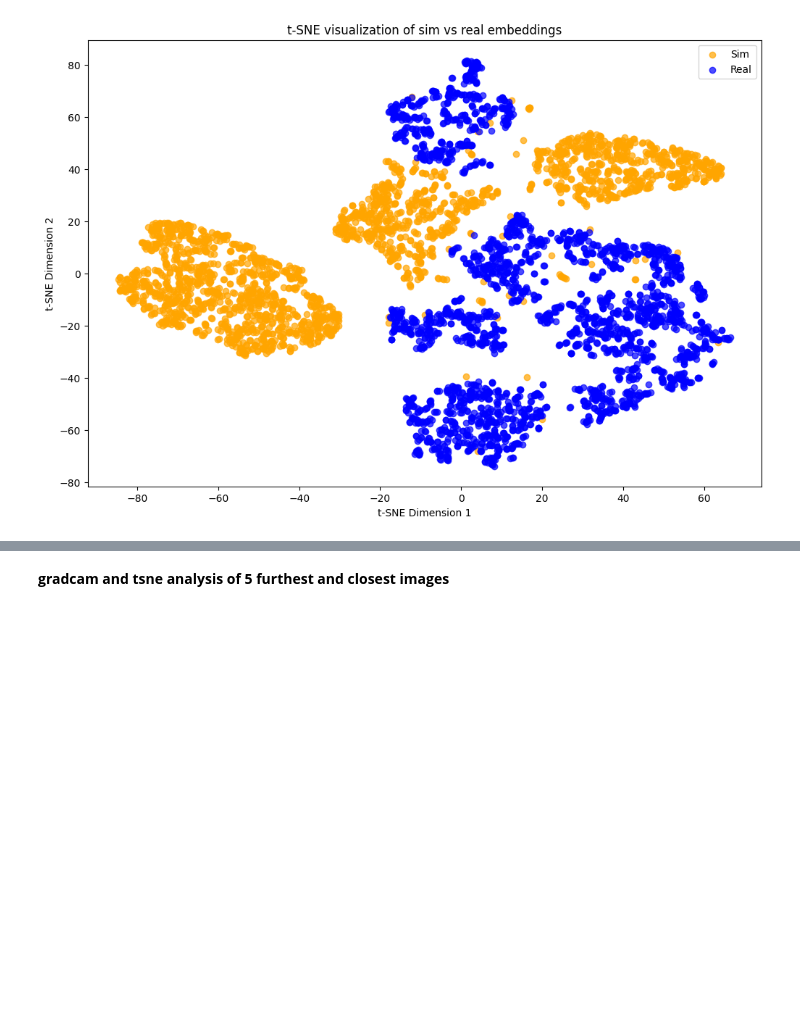
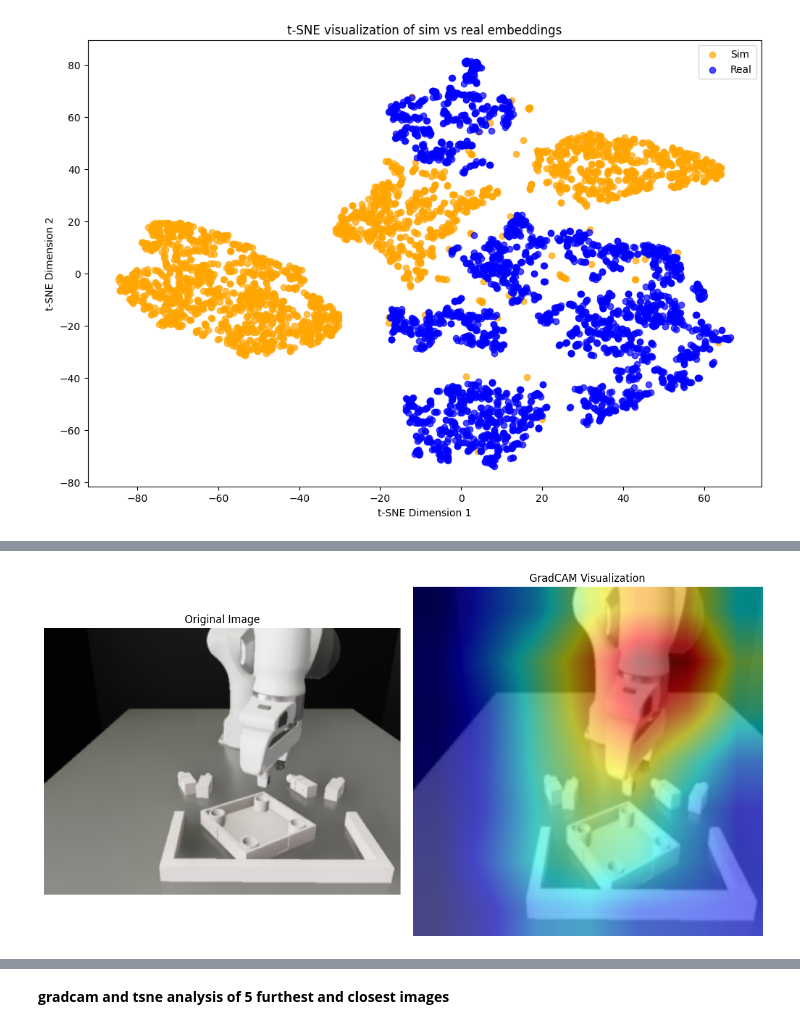
Before and after one commit to yyardi/Bridging-the-Sim2Real-Gap, a Jupyter notebook: notebooks/Compiled_models.ipynb, the cells around one changed output, grey strips where cells are left out. Saved outputs shown, nothing was run; the diff lists cells and outputs as text; code cells hidden in the pictures; blank space fills up the shorter version.

```diff
--- a/notebooks/Compiled_models.ipynb
+++ b/notebooks/Compiled_models.ipynb
@@ -220,0 +153,52 @@ RuntimeError: grad can be implicitly created only for scalar outputs
+# %%
+import torchvision.transforms as transforms
+import numpy as np
+import matplotlib.pyplot as plt
+from torchvision.models import resnet34
+import mvp
+
+from pytorch_grad_cam import GradCAM
+from pytorch_grad_cam.utils.image import show_cam_on_image
+from src.models.gradcam_module import prepare_image_resnet
+
+
+image_index = 12
+raw_image = sim2["color_image2"][image_index]
+
+model = resnet34(pretrained=True)
+model.eval() # check this
+
+processed_image = prepare_image_resnet(raw_image)
+
+target_layer = model.layer4[-1]
+
+cam = GradCAM(model=model, target_layers=[target_layer])
+
+grayscale_cam = cam(input_tensor=processed_image)
+
+# Resize raw_image to match GradCAM output (224, 224)
+raw_image_resized = transforms.Compose([
+    transforms.ToPILImage(),
+    transforms.Resize((224, 224))
+])(raw_image).convert("RGB")
+
+# Convert raw_image_resized to numpy for overlay
+raw_image_resized = np.array(raw_image_resized) / 255.0
+
+visualization = show_cam_on_image(raw_image_resized, grayscale_cam[0, :], use_rgb=True)
+
+# Plot original and CAM images
+fig, (ax1, ax2) = plt.subplots(1, 2, figsize=(12, 6))
+
+ax1.imshow(raw_image)
+ax1.set_title('Original Image')
+ax1.axis('off')
+
+ax2.imshow(visualization)
+ax2.set_title('GradCAM Visualization')
+ax2.axis('off')
+
+plt.tight_layout()
+plt.show()
+# %% [output]
+[figure, added]
```
Also changed, not shown: parts of 7 cells of this notebook, 3 other files.
